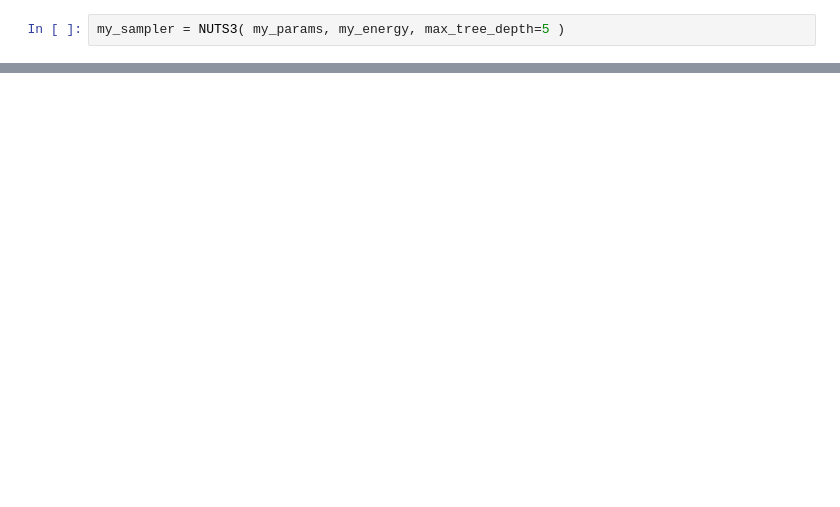
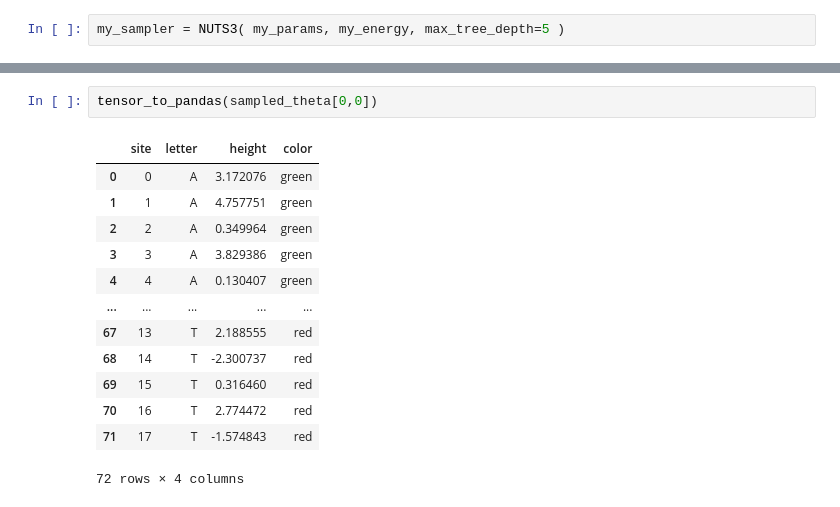
Before and after one commit to sjgosai/boda2, a Jupyter notebook: analysis/SG002__NUTS_dev/discrete_prototype.ipynb, the cells around one changed output, grey strips where cells are left out. Drawn from its saved outputs; the diff is of its cells as text; blank space fills up the shorter version.

```diff
--- a/analysis/SG002__NUTS_dev/discrete_prototype.ipynb
+++ b/analysis/SG002__NUTS_dev/discrete_prototype.ipynb
@@ -743,0 +1110,16 @@ tensor([[0.7258, 0.1271],
+# %%
+tensor_to_pandas(sampled_theta[0,0])
+# %% [output]
+|  | site | letter | height | color |
+| 0 | 0 | A | 3.172076 | green |
+| 1 | 1 | A | 4.757751 | green |
+| 2 | 2 | A | 0.349964 | green |
+| 3 | 3 | A | 3.829386 | green |
+| 4 | 4 | A | 0.130407 | green |
+| ... | ... | ... | ... | ... |
+| 67 | 13 | T | 2.188555 | red |
+| 68 | 14 | T | -2.300737 | red |
+| 69 | 15 | T | 0.316460 | red |
+| 70 | 16 | T | 2.774472 | red |
+| 71 | 17 | T | -1.574843 | red |
+72 rows × 4 columns
```
Also changed, not shown: parts of 117 cells of this notebook.
